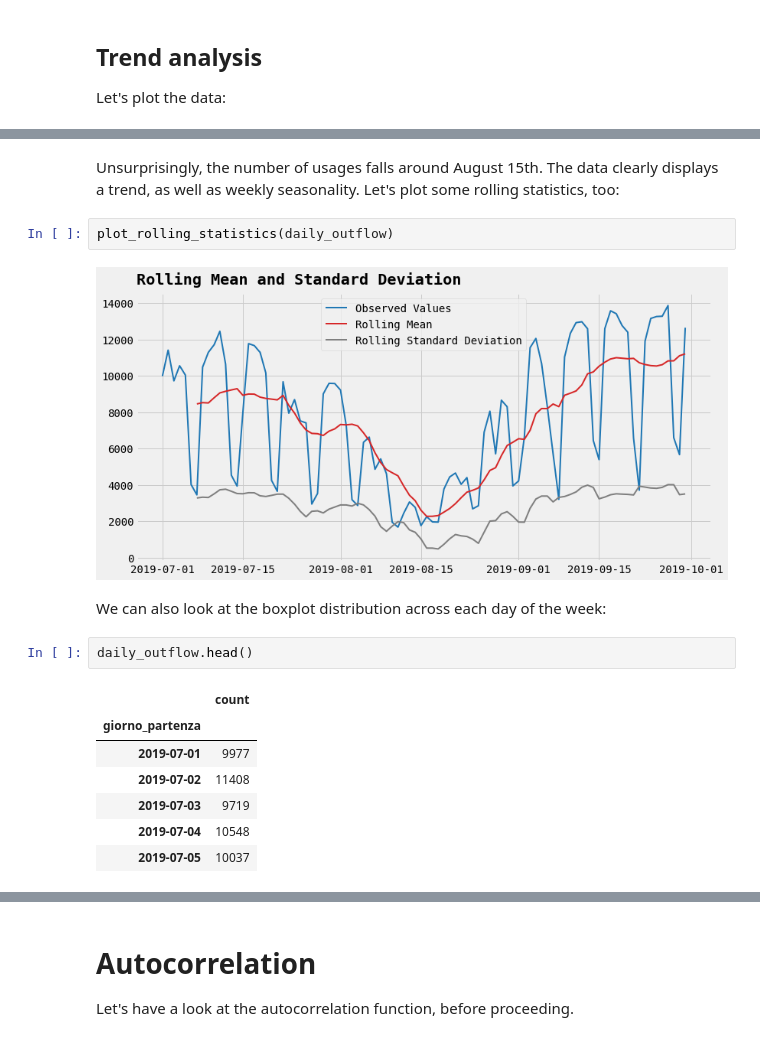
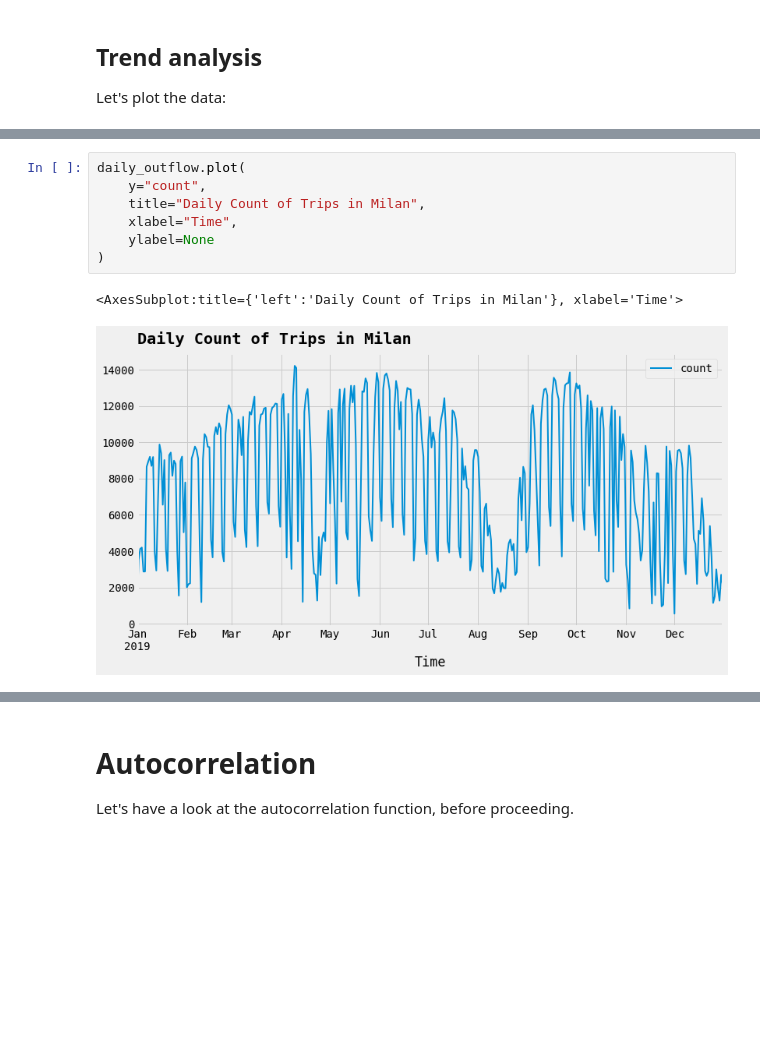
Before and after one commit to toscasterre/thesis-forecasting, a Jupyter notebook: code_python/01_univariate_tsa.ipynb, the cells around one changed output, grey strips where cells are left out. Saved outputs shown, nothing was run; the diff lists cells and outputs as text; blank space fills up the shorter version.

```diff
--- a/code_python/01_univariate_tsa.ipynb
+++ b/code_python/01_univariate_tsa.ipynb
@@ -92,18 +91,10 @@ make_ts_plot(daily_outflow)
-# %% [markdown]
-Unsurprisingly, the number of usages falls around August 15th. The data clearly displays a trend, as well as weekly seasonality. Let's plot some rolling statistics, too:
-# %%
-plot_rolling_statistics(daily_outflow)
-# %% [output]
-[figure, removed]
-# %% [markdown]
-We can also look at the boxplot distribution across each day of the week:
-# %%
-daily_outflow.head()
-# %% [output]
-|  | count |
-| giorno_partenza |  |
-| 2019-07-01 | 9977 |
-| 2019-07-02 | 11408 |
-| 2019-07-03 | 9719 |
-| 2019-07-04 | 10548 |
-| 2019-07-05 | 10037 |
+# %%
+daily_outflow.plot(
+    y="count",
+    title="Daily Count of Trips in Milan",
+    xlabel="Time",
+    ylabel=None
+)
+# %% [output]
+<AxesSubplot:title={'left':'Daily Count of Trips in Milan'}, xlabel='Time'>
+[figure, added]
```
Also changed, not shown: parts of 17 cells of this notebook, 2 other files.
